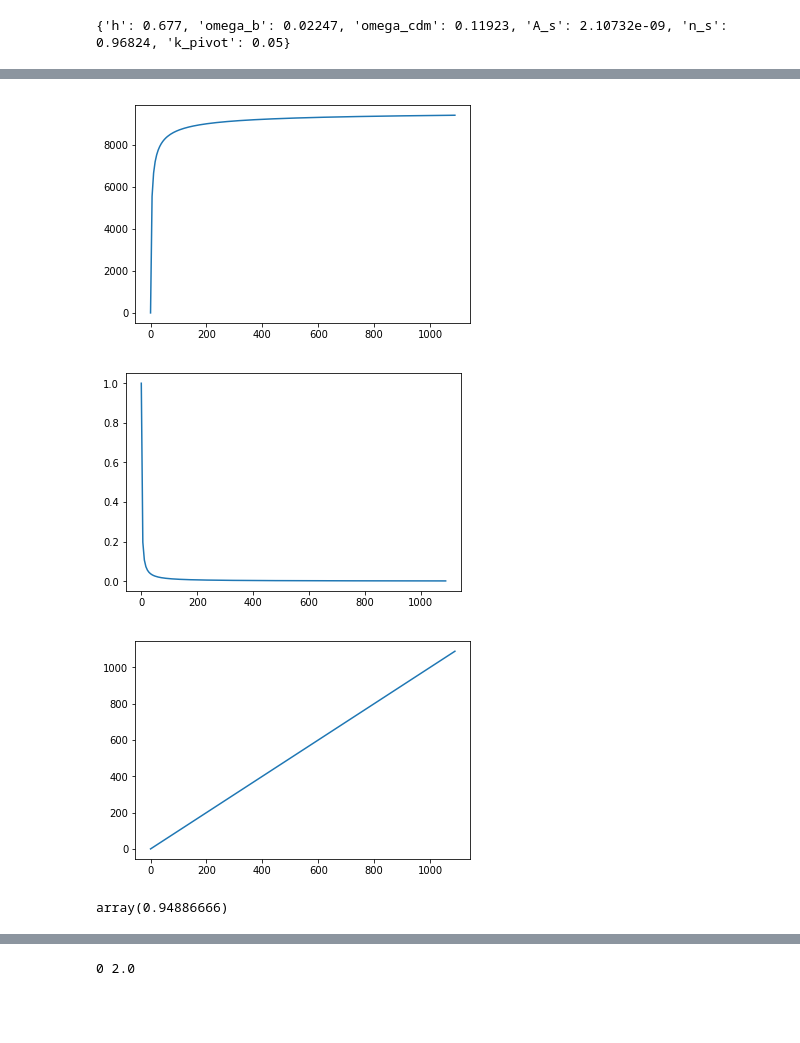
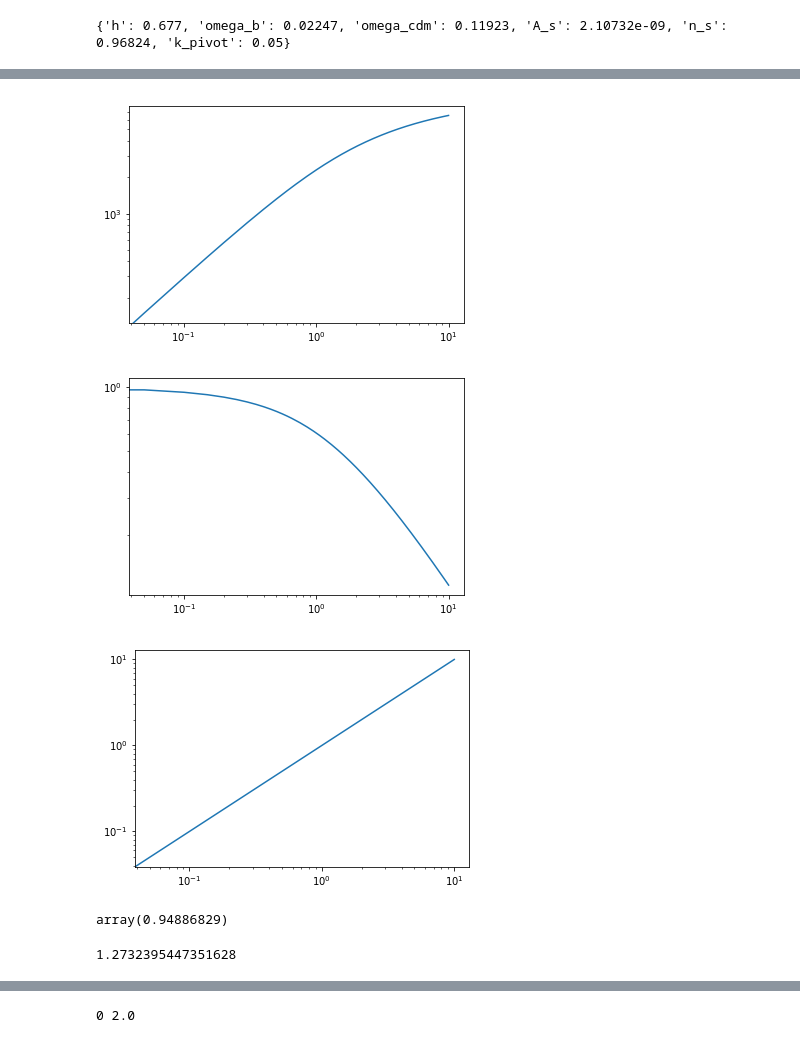
Before and after one commit to VMBoehm/postlimber, a Jupyter notebook: notebooks/CLkk rescaled.ipynb, the cells around one changed output, grey strips where cells are left out. Drawn from its saved outputs; the diff is of its cells as text; code cells hidden in the pictures; blank space fills up the shorter version.

```diff
--- a/notebooks/CLkk rescaled.ipynb
+++ b/notebooks/CLkk rescaled.ipynb
@@ -64,16 +64,17 @@ cosmo_b               = cosmo.get_background()
 
 class_z               = cosmo_b['z'][::-1]
 class_chi             = cosmo_b['comov. dist.'][::-1]
-class_D               = cosmo_b['gr.fac. D'][::-1]/cosmo_b['gr.fac. D'][-1]
+class_D               = cosmo_b['gr.fac. D'][::-1]#/cosmo_b['gr.fac. D'][-1]
 
 derivParams           = cosmo.get_current_derived_parameters(['z_rec'])
 z_cmb                 = derivParams['z_rec']
 
 
+from scipy.interpolate import interp1d
 from scipy.interpolate import InterpolatedUnivariateSpline as ius
-chi_z = ius(class_z,class_chi*h)
-z_chi = ius(class_chi*h,class_z)  # Mpc/h
-D_chi = ius(class_chi*h,class_D)    # growth
-D_z   = ius(class_z,class_D)
+chi_z = interp1d(class_z,class_chi*h)
+z_chi = interp1d(class_chi*h,class_z)  # Mpc/h
+D_chi = interp1d(class_chi*h,class_D)    # growth
+D_z   = interp1d(class_z,class_D)
 # chi_cmb
 chi_cmb = chi_z(z_cmb)
@@ -80,22 +95,26 @@ chi_cmb = chi_z(z_cmb)
 # %%
-z=np.linspace(0.,z_cmb,200)
+z=np.linspace(0.,10,200)
 plt.figure()
-plt.plot(z,chi_z(z))
+plt.loglog(z,chi_z(z))
 plt.show()
 plt.figure()
-plt.plot(z,D_chi(chi_z(z)))
+plt.loglog(z,D_chi(chi_z(z)))
 plt.show()
 plt.figure()
-plt.plot(z,z_chi(chi_z(z)))
+plt.loglog(z,z_chi(chi_z(z)))
 plt.show()
 # %% [output]
-[figure, old version]
+[figure, new version]
-[figure, old version]
+[figure, new version]
-[figure, old version]
+[figure, new version]
 # %%
 D_chi(chi_z(0.1))
 # %% [output]
-array(0.94886666)
+array(0.94886829)
+# %%
+4./np.pi
+# %% [output]
+1.2732395447351628
 # %%
 def set_kernel(chi_max):
     def kernel(chi):
```
Also changed, not shown: parts of 14 cells of this notebook, 2 other files.
